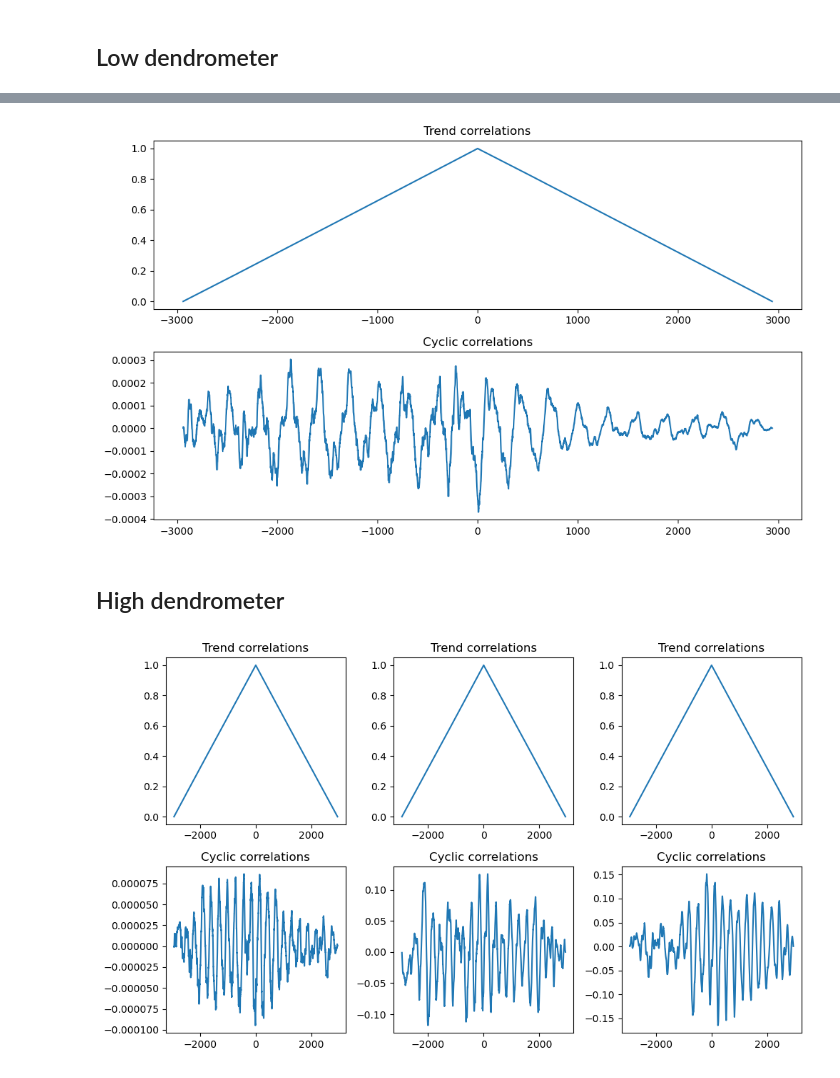
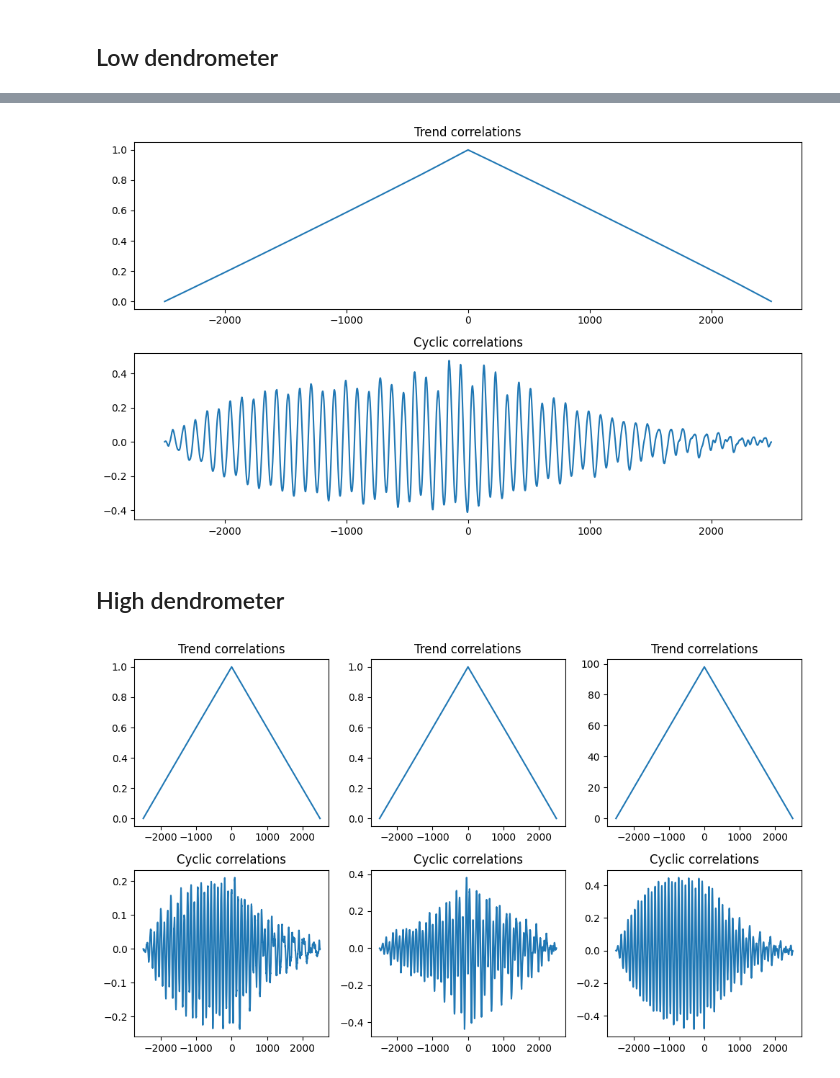
Before and after one commit to PiDchsn/Projet-RI, a Jupyter notebook: Radar.ipynb, the cells around one changed output, grey strips where cells are left out. Saved outputs shown, nothing was run; the diff lists cells and outputs as text; code cells hidden in the pictures.

```diff
--- a/Radar.ipynb
+++ b/Radar.ipynb
@@ -354,10 +354,10 @@ print(data2[-1,0])
 print(data3[-1,0])
 
 mask_crop = np.isin(data_crop[2:-3, 1], data[444:-2, 0])
-data_crop = data_crop[2:-3, :][mask]
+data_crop = data_crop[2:-3, :][mask_crop]
 
 mask_crop2 = np.isin(data_crop2[2:-3, 1], data[444:-2, 0])
-data_crop2 = data_crop2[2:-3, :][mask]
+data_crop2 = data_crop2[2:-3, :][mask_crop]
 
 print(len(data_crop[:,1]))
 print(len(data_crop2[:,1]))
@@ -801,13 +808,13 @@ plt.show()
 # %%
 from statsmodels.tsa.seasonal import MSTL
 
-mstl1 = MSTL(time_serie_1, periods=5*60)
+mstl1 = MSTL(time_serie_1, periods=288)
 result_mstl1 = mstl1.fit()
 
-mstl2 = MSTL(time_serie_2, periods=5*60)
+mstl2 = MSTL(time_serie_2, periods=288)
 result_mstl2 = mstl2.fit()
 
-mstl3 = MSTL(time_serie_3, periods=5*60)
+mstl3 = MSTL(time_serie_3, periods=288)
 result_mstl3 = mstl3.fit()
 
 max_lag = 2400
@@ -1087,10 +1095,10 @@ Déphasage entre P et L : -30.0 min
 # %%
 from statsmodels.tsa.seasonal import MSTL
 
-mstllow = MSTL(time_serie_crop, periods=5*60)
+mstllow = MSTL(time_serie_crop, periods=288)
 result_mstllow = mstllow.fit()
 
-mstlhigh = MSTL(time_serie_crop2, periods=5*60)
+mstlhigh = MSTL(time_serie_crop2, periods=288)
 result_mstlhigh = mstlhigh.fit()
 # %% [markdown]
 ## Low dendrometer
@@ -1146,70 +1154,76 @@ plt.show()
 # %%
 fig, ax = plt.subplots(2,1, figsize=(10, 6))
 
-corr_t_1 = scipy.signal.correlate(cross_cleaned["trend_ld"],cross_cleaned["trend_c"])
-norm_factor_1 = np.sqrt(np.sum(cross_cleaned["trend_ld"]**2) * np.sum(cross_cleaned["trend_c"]**2))
+corr_t_1 = scipy.signal.correlate(result_mstllow.trend,result_mstl3.trend)
+norm_factor_1 = np.sqrt(np.sum(result_mstllow.trend**2) * np.sum(result_mstl3.trend**2))
 corr_t_normalized_1 = corr_t_1 / norm_factor_1
 
 
-ax[0].plot(lags_1,corr_t_normalized_1)
+ax[0].plot(lags_1,corr_t_normalized_1[:-1])
 ax[0].set_title('Trend correlations')
 
-corr_t_1 = scipy.signal.correlate(cross_cleaned["cycle_ld"],cross_cleaned["cycle_c"])
-norm_factor_1 = np.sqrt(np.sum(cross_cleaned["trend_ld"]**2) * np.sum(cross_cleaned["cycle_c"]**2))
+corr_t_1 = scipy.signal.correlate(result_mstllow.seasonal,result_mstl3.seasonal)
+norm_factor_1 = np.sqrt(np.sum(result_mstllow.seasonal**2) * np.sum(result_mstl3.seasonal**2))
 corr_t_normalized_1 = corr_t_1 / norm_factor_1
 
-ax[1].plot(lags_1,corr_t_normalized_1)
+ax[1].plot(lags_1,corr_t_normalized_1[:-1])
 ax[1].set_title('Cyclic correlations')
 
 plt.tight_layout()
 plt.show()
 # %% [output]
-[figure, old version]
+[figure, new version]
 # %% [markdown]
 ## High dendrometer
 # %%
 fig, ax = plt.subplots(2,3, figsize=(10, 6))
 
-corr_t_1 = scipy.signal.correlate(cross_cleaned["trend_hd"],cross_cleaned["trend_c"])
-norm_factor_1 = np.sqrt(np.sum(cross_cleaned["trend_hd"]**2) * np.sum(cross_cleaned["trend_c"]**2))
+lags_1 = scipy.signal.correlation_lags(len(result_mstlhigh.trend), len(result_mstl1.trend), mode='full')
+corr_t_1 = scipy.signal.correlate(result_mstlhigh.trend,result_mstl1.trend)
+norm_factor_1 = np.sqrt(np.sum(result_mstlhigh.trend**2) * np.sum(result_mstl1.trend**2))
 corr_t_normalized_1 = corr_t_1 / norm_factor_1
-corr_t_2 = scipy.signal.correlate(cross_cleaned["trend_hd"],cross_cleaned["trend_l"])
-norm_factor_2 = np.sqrt(np.sum(cross_cleaned["trend_hd"]**2) * np.sum(cross_cleaned["trend_l"]**2))
+lags_2 = scipy.signal.correlation_lags(len(result_mstlhigh.trend), len(result_mstl2.trend), mode='full')
+corr_t_2 = scipy.signal.correlate(result_mstlhigh.trend,result_mstl2.trend)
+norm_factor_2 = np.sqrt(np.sum(result_mstlhigh.trend**2) * np.sum(result_mstl2.trend**2))
 corr_t_normalized_2 = corr_t_2 / norm_factor_2
-corr_t_3 = scipy.signal.correlate(cross_cleaned["trend_hd"],cross_cleaned["trend_p"])
-norm_factor_3 = np.sqrt(np.sum(cross_cleaned["trend_hd"]**2) * np.sum(cross_cleaned["trend_p"]**2))
+lags_3 = scipy.signal.correlation_lags(len(result_mstlhigh.trend), len(result_mstl3.trend), mode='full')
+corr_t_3 = scipy.signal.correlate(result_mstlhigh.trend,result_mstl3.trend)
+norm_factor_3 = np.sqrt(np.sum(result_mstlhigh.trend) * np.sum(result_mstl3.trend**2))
 corr_t_normalized_3 = corr_t_3 / norm_factor_3
 
 
 ax[0,0].plot(lags_1,corr_t_normalized_1)
 ax[0,0].set_title('Trend correlations')
 ax[0,1].plot(lags_2,corr_t_normalized_2)
 ax[0,1].set_title('Trend correlations')
 ax[0,2].plot(lags_3,corr_t_normalized_3)
 ax[0,2].set_title('Trend correlations')
 
-corr_t_1 = scipy.signal.correlate(cross_cleaned["cycle_hd"],cross_cleaned["cycle_c"])
-norm_factor_1 = np.sqrt(np.sum(cross_cleaned["trend_hd"]**2) * np.sum(cross_cleaned["cycle_c"]**2))
+lags_1 = scipy.signal.correlation_lags(len(result_mstlhigh.seasonal), len(result_mstl1.seasonal), mode='full')
+corr_t_1 = scipy.signal.correlate(result_mstlhigh.seasonal,result_mstl1.seasonal)
+norm_factor_1 = np.sqrt(np.sum(result_mstlhigh.seasonal**2) * np.sum(result_mstl1.seasonal**2))
 corr_t_normalized_1 = corr_t_1 / norm_factor_1
-corr_t_2 = scipy.signal.correlate(cross_cleaned["cycle_hd"],cross_cleaned["cycle_l"])
-norm_factor_2 = np.sqrt(np.sum(cross_cleaned["cycle_hd"]**2) * np.sum(cross_cleaned["cycle_l"]**2))
+lags_2 = scipy.signal.correlation_lags(len(result_mstlhigh.seasonal), len(result_mstl2.seasonal), mode='full')
+corr_t_2 = scipy.signal.correlate(result_mstlhigh.seasonal,result_mstl2.seasonal)
+norm_factor_2 = np.sqrt(np.sum(result_mstlhigh.seasonal**2) * np.sum(result_mstl2.seasonal**2))
 corr_t_normalized_2 = corr_t_2 / norm_factor_2
-corr_t_3 = scipy.signal.correlate(cross_cleaned["cycle_hd"],cross_cleaned["cycle_p"])
-norm_factor_3 = np.sqrt(np.sum(cross_cleaned["cycle_hd"]**2) * np.sum(cross_cleaned["cycle_p"]**2))
+lags_3 = scipy.signal.correlation_lags(len(result_mstlhigh.seasonal), len(result_mstl3.seasonal), mode='full')
+corr_t_3 = scipy.signal.correlate(result_mstlhigh.seasonal,result_mstl3.seasonal)
+norm_factor_3 = np.sqrt(np.sum(result_mstlhigh.seasonal**2) * np.sum(result_mstl3.seasonal**2))
 corr_t_normalized_3 = corr_t_3 / norm_factor_3
 
 ax[1,0].plot(lags_1,corr_t_normalized_1)
 ax[1,0].set_title('Cyclic correlations')
 ax[1,1].plot(lags_2,corr_t_normalized_2)
 ax[1,1].set_title('Cyclic correlations')
 ax[1,2].plot(lags_3,corr_t_normalized_3)
 ax[1,2].set_title('Cyclic correlations')
 
 
 plt.tight_layout()
 plt.show()
 # %% [output]
-[figure, old version]
+[figure, new version]
 # %%
 fig, ax = plt.subplots(2,1, figsize=(10, 6))
 
```
Also changed, not shown: parts of 20 cells of this notebook.
